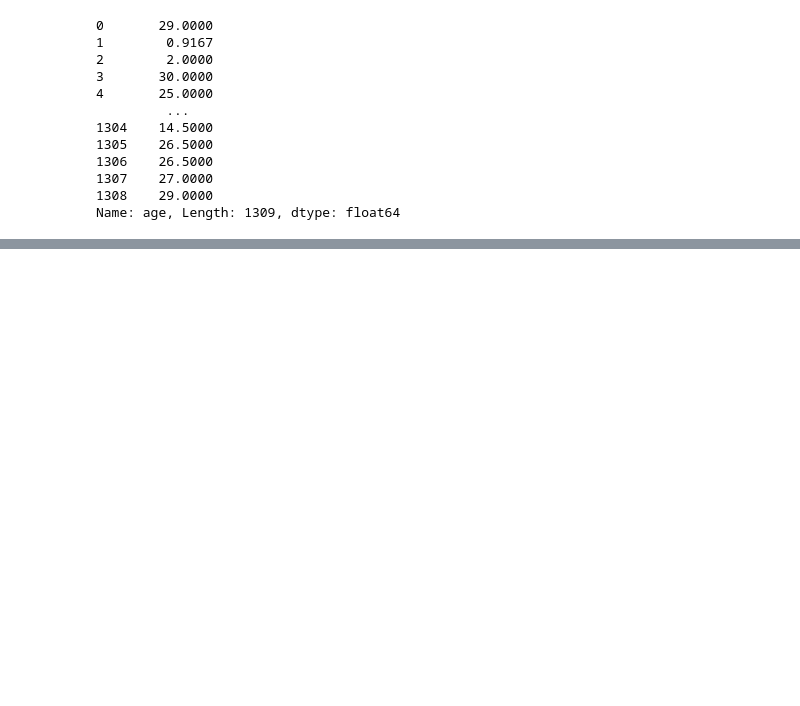
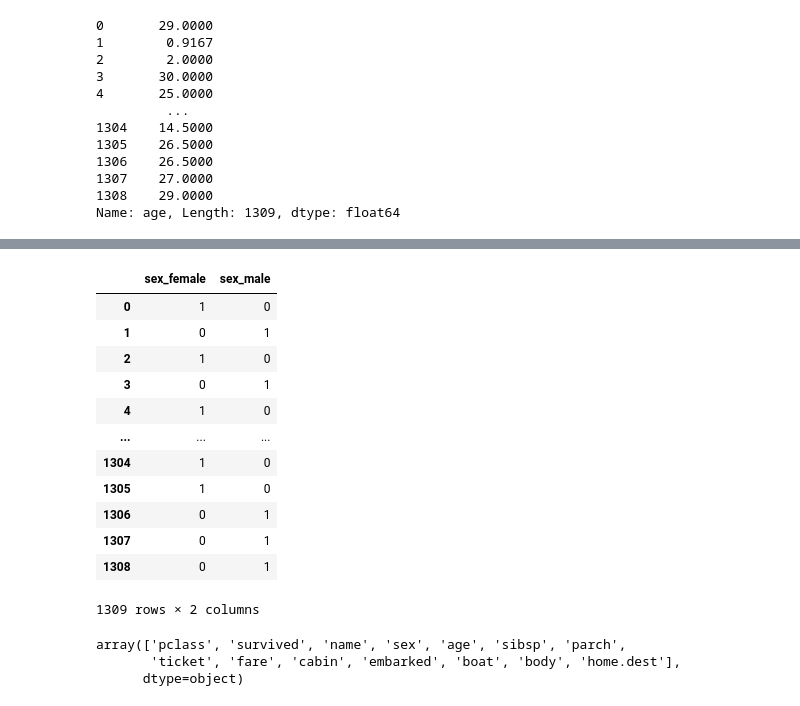
Before and after one commit to rcsoso/MACHINE-LEARNING---UDEMY, a Jupyter notebook: src/T1 - 2 - Data Cleaning - Análisis Preliminar de los datos.ipynb, the cells around one changed output, grey strips where cells are left out. Cells and saved outputs as stored; diff of their text form; code cells hidden in the pictures; blank space fills up the shorter version.

```diff
--- a/src/T1 - 2 - Data Cleaning - Análisis Preliminar de los datos.ipynb
+++ b/src/T1 - 2 - Data Cleaning - Análisis Preliminar de los datos.ipynb
@@ -233,0 +252,24 @@ Name: age, Length: 1309, dtype: float64
+# %%
+dummy_sex = pd.get_dummies(data["sex"], prefix="sex") # Divide la columna categórica del data set.
+dummy_sex
+# %% [output]
+|  | sex_female | sex_male |
+| 0 | 1 | 0 |
+| 1 | 0 | 1 |
+| 2 | 1 | 0 |
+| 3 | 0 | 1 |
+| 4 | 1 | 0 |
+| ... | ... | ... |
+| 1304 | 1 | 0 |
+| 1305 | 1 | 0 |
+| 1306 | 0 | 1 |
+| 1307 | 0 | 1 |
+| 1308 | 0 | 1 |
+1309 rows × 2 columns
+# %%
+column_name = data.columns.values
+column_name
+# %% [output]
+array(['pclass', 'survived', 'name', 'sex', 'age', 'sibsp', 'parch',
+       'ticket', 'fare', 'cabin', 'embarked', 'boat', 'body', 'home.dest'],
+      dtype=object)
```
Also changed, not shown: parts of 6 cells of this notebook.
